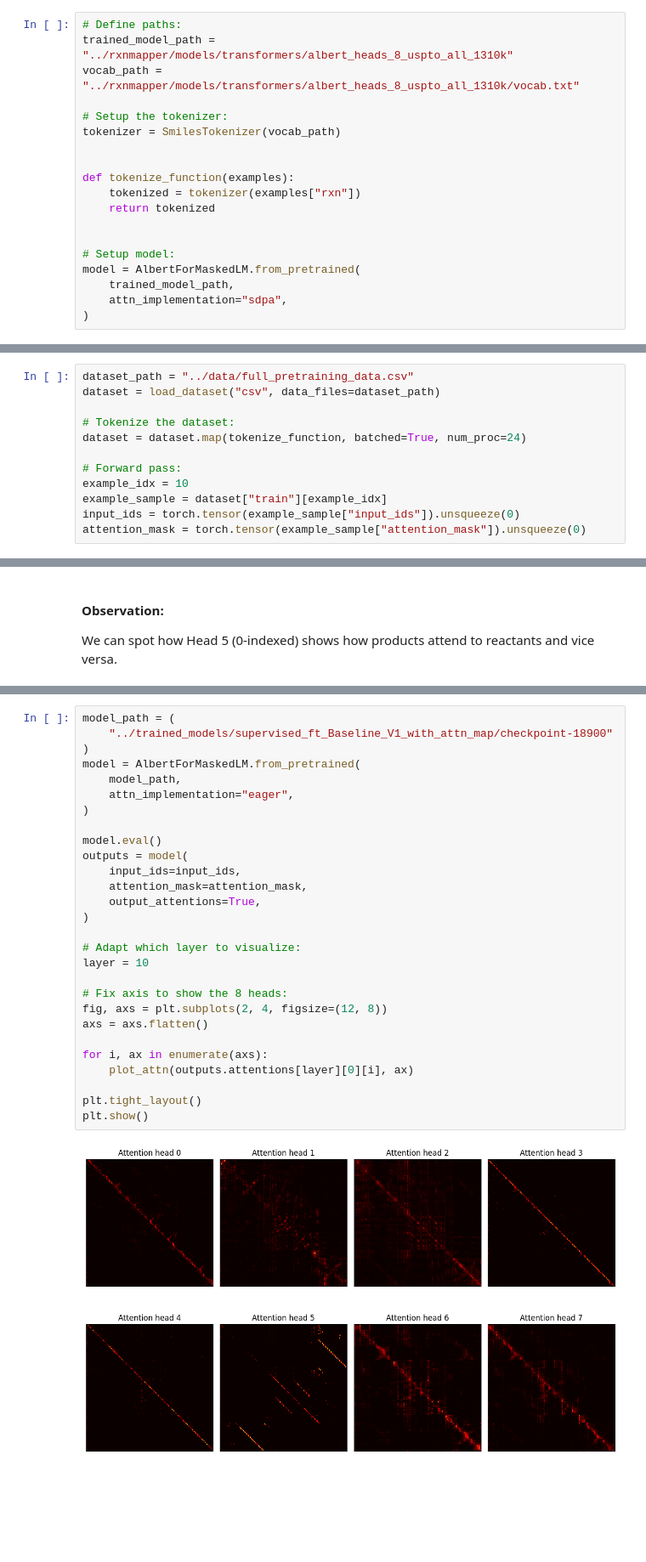
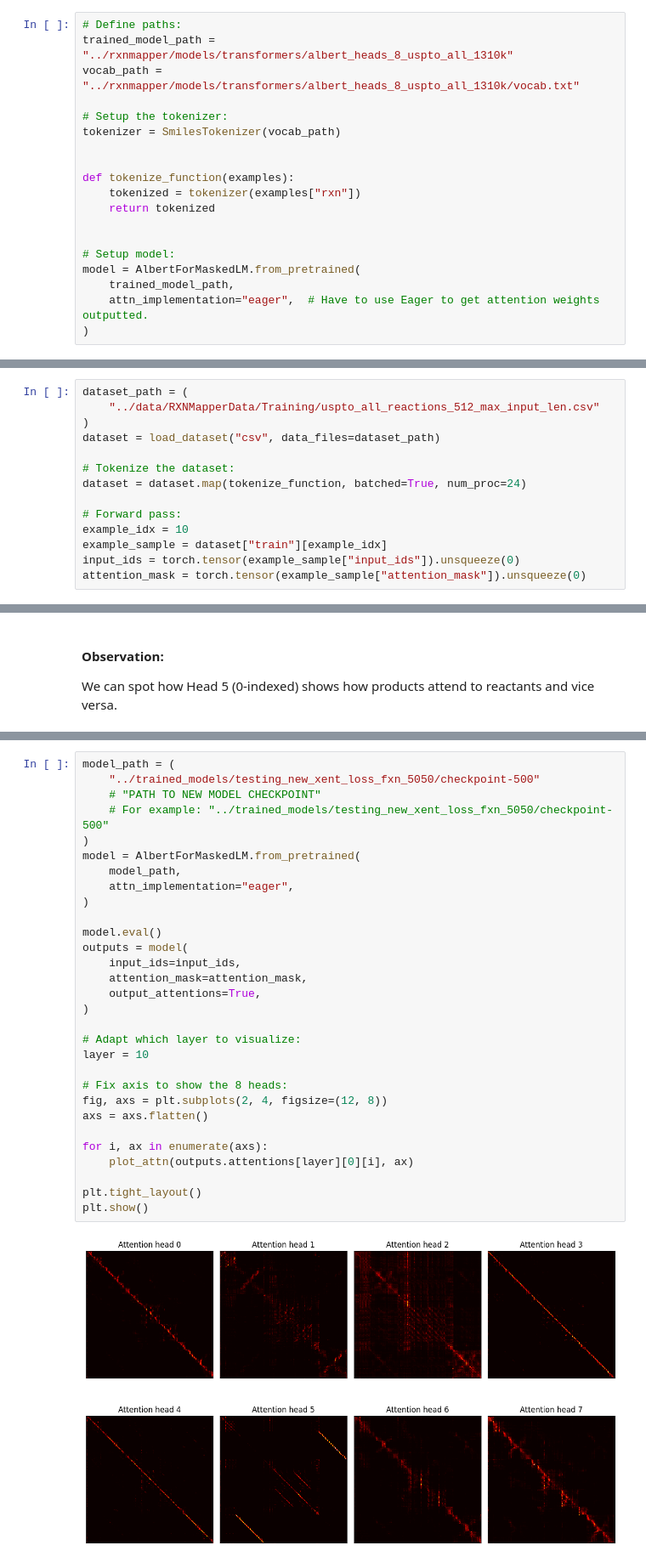
Before and after one commit to aqiq-marine/RXNMapper_v2, a Jupyter notebook: notebooks/Attention_visualisations.ipynb, the cells around one changed output, grey strips where cells are left out. Shown at 85% size. Cells and saved outputs as stored; diff of their text form; blank space fills up the shorter version.

Commit message:
fixed the Attn Vis notebook

```diff
--- a/notebooks/Attention_visualisations.ipynb
+++ b/notebooks/Attention_visualisations.ipynb
@@ -27,7 +27,7 @@ def tokenize_function(examples):
 # Setup model:
 model = AlbertForMaskedLM.from_pretrained(
     trained_model_path,
-    attn_implementation="sdpa",
+    attn_implementation="eager",  # Have to use Eager to get attention weights outputted.
 )
 # %% [output]
 Some weights of the model checkpoint at ../rxnmapper/models/transformers/albert_heads_8_uspto_all_1310k were not used when initializing AlbertForMaskedLM: ['albert.pooler.bias', 'albert.pooler.weight' ...
@@ -39,7 +39,9 @@ Some weights of the model checkpoint at ../rxnmapper/models/transformers/albert_
 - Using Huggingface
 - Extract a sample for visualisation:
 # %%
-dataset_path = "../data/full_pretraining_data.csv"
+dataset_path = (
+    "../data/RXNMapperData/Training/uspto_all_reactions_512_max_input_len.csv"
+)
 dataset = load_dataset("csv", data_files=dataset_path)
 
 # Tokenize the dataset:
@@ -114,30 +109,32 @@ We can spot how Head 5 (0-indexed) shows how products attend to reactants and vi
 # %%
 model_path = (
-    "../trained_models/supervised_ft_Baseline_V1_with_attn_map/checkpoint-18900"
+    "../trained_models/testing_new_xent_loss_fxn_5050/checkpoint-500"
+    # "PATH TO NEW MODEL CHECKPOINT"
+    # For example: "../trained_models/testing_new_xent_loss_fxn_5050/checkpoint-500"
 )
 model = AlbertForMaskedLM.from_pretrained(
     model_path,
     attn_implementation="eager",
 )
 
 model.eval()
 outputs = model(
     input_ids=input_ids,
     attention_mask=attention_mask,
     output_attentions=True,
 )
 
 # Adapt which layer to visualize:
 layer = 10
 
 # Fix axis to show the 8 heads:
 fig, axs = plt.subplots(2, 4, figsize=(12, 8))
 axs = axs.flatten()
 
 for i, ax in enumerate(axs):
     plot_attn(outputs.attentions[layer][0][i], ax)
 
 plt.tight_layout()
 plt.show()
 # %% [output]
-[figure, old version]
+[figure, new version]
```
Also changed, not shown: parts of 3 cells of this notebook.
